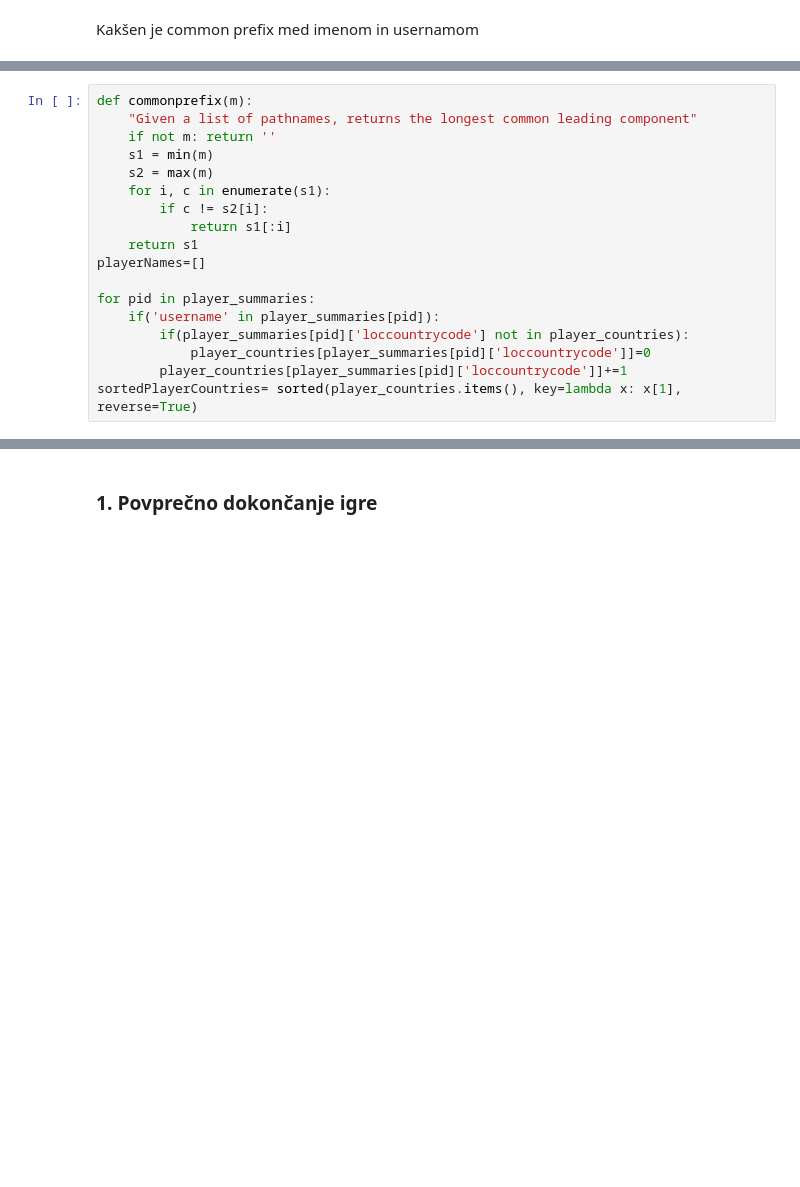
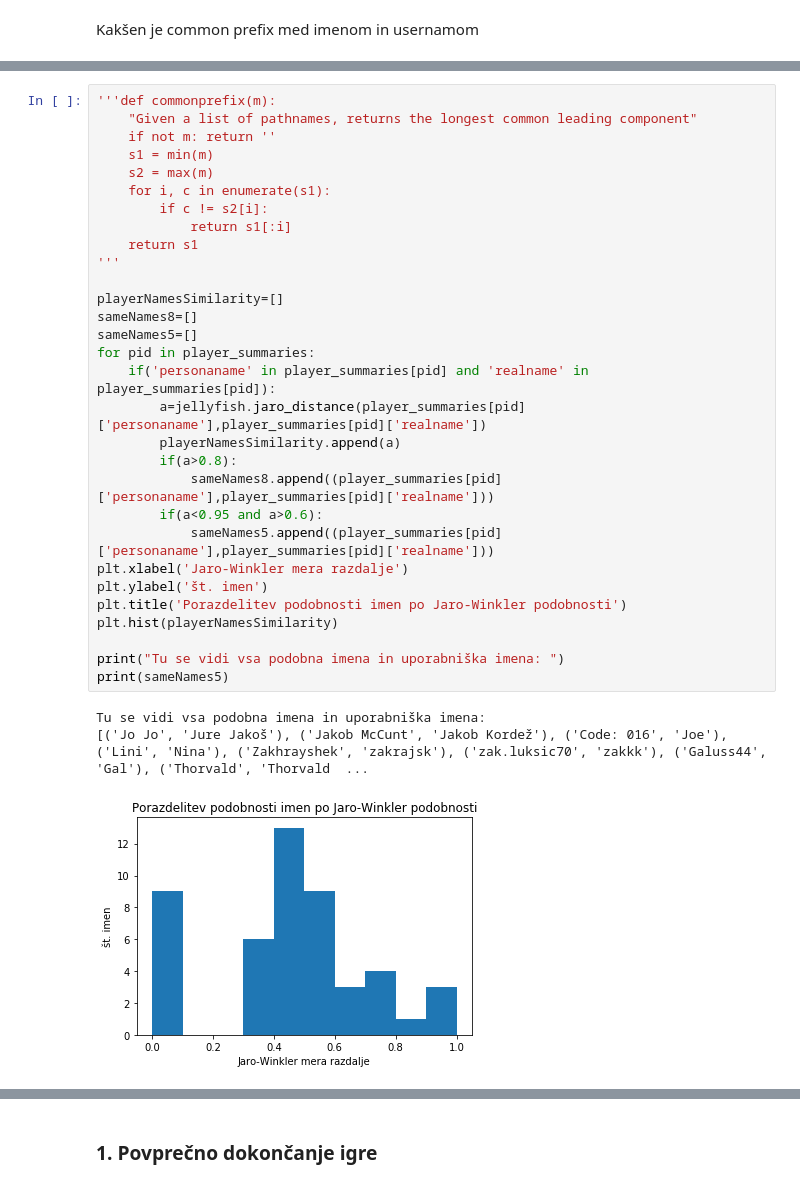
Before and after one commit to tstrus97/PR18TJA, a Jupyter notebook: Steam Project - masterTomaz.ipynb, the cells around one changed output, grey strips where cells are left out. Cells and saved outputs as stored; diff of their text form; blank space fills up the shorter version.

```diff
--- a/Steam Project - masterTomaz.ipynb
+++ b/Steam Project - masterTomaz.ipynb
@@ -165,18 +171,34 @@ Kakšen je common prefix med imenom in usernamom
 # %%
-def commonprefix(m):
+'''def commonprefix(m):
     "Given a list of pathnames, returns the longest common leading component"
     if not m: return ''
     s1 = min(m)
     s2 = max(m)
     for i, c in enumerate(s1):
         if c != s2[i]:
             return s1[:i]
     return s1
-playerNames=[]
+'''
 
+playerNamesSimilarity=[]
+sameNames8=[]
+sameNames5=[]
 for pid in player_summaries:
-    if('username' in player_summaries[pid]):
-        if(player_summaries[pid]['loccountrycode'] not in player_countries):
-            player_countries[player_summaries[pid]['loccountrycode']]=0
-        player_countries[player_summaries[pid]['loccountrycode']]+=1
-sortedPlayerCountries= sorted(player_countries.items(), key=lambda x: x[1], reverse=True)
+    if('personaname' in player_summaries[pid] and 'realname' in player_summaries[pid]):
+        a=jellyfish.jaro_distance(player_summaries[pid]['personaname'],player_summaries[pid]['realname'])
+        playerNamesSimilarity.append(a)
+        if(a>0.8):
+            sameNames8.append((player_summaries[pid]['personaname'],player_summaries[pid]['realname']))
+        if(a<0.95 and a>0.6):
+            sameNames5.append((player_summaries[pid]['personaname'],player_summaries[pid]['realname']))
+plt.xlabel('Jaro-Winkler mera razdalje')
+plt.ylabel('št. imen')
+plt.title('Porazdelitev podobnosti imen po Jaro-Winkler podobnosti')
+plt.hist(playerNamesSimilarity)
+
+print("Tu se vidi vsa podobna imena in uporabniška imena: ")
+print(sameNames5)
+# %% [output]
+Tu se vidi vsa podobna imena in uporabniška imena:
+[('Jo Jo', 'Jure Jakoš'), ('Jakob McCunt', 'Jakob Kordež'), ('Code: 016', 'Joe'), ('Lini', 'Nina'), ('Zakhrayshek', 'zakrajsk'), ('zak.luksic70', 'zakkk'), ('Galuss44', 'Gal'), ('Thorvald', 'Thorvald  ...
+[figure, added]
```
Also changed, not shown: parts of 4 cells of this notebook.
